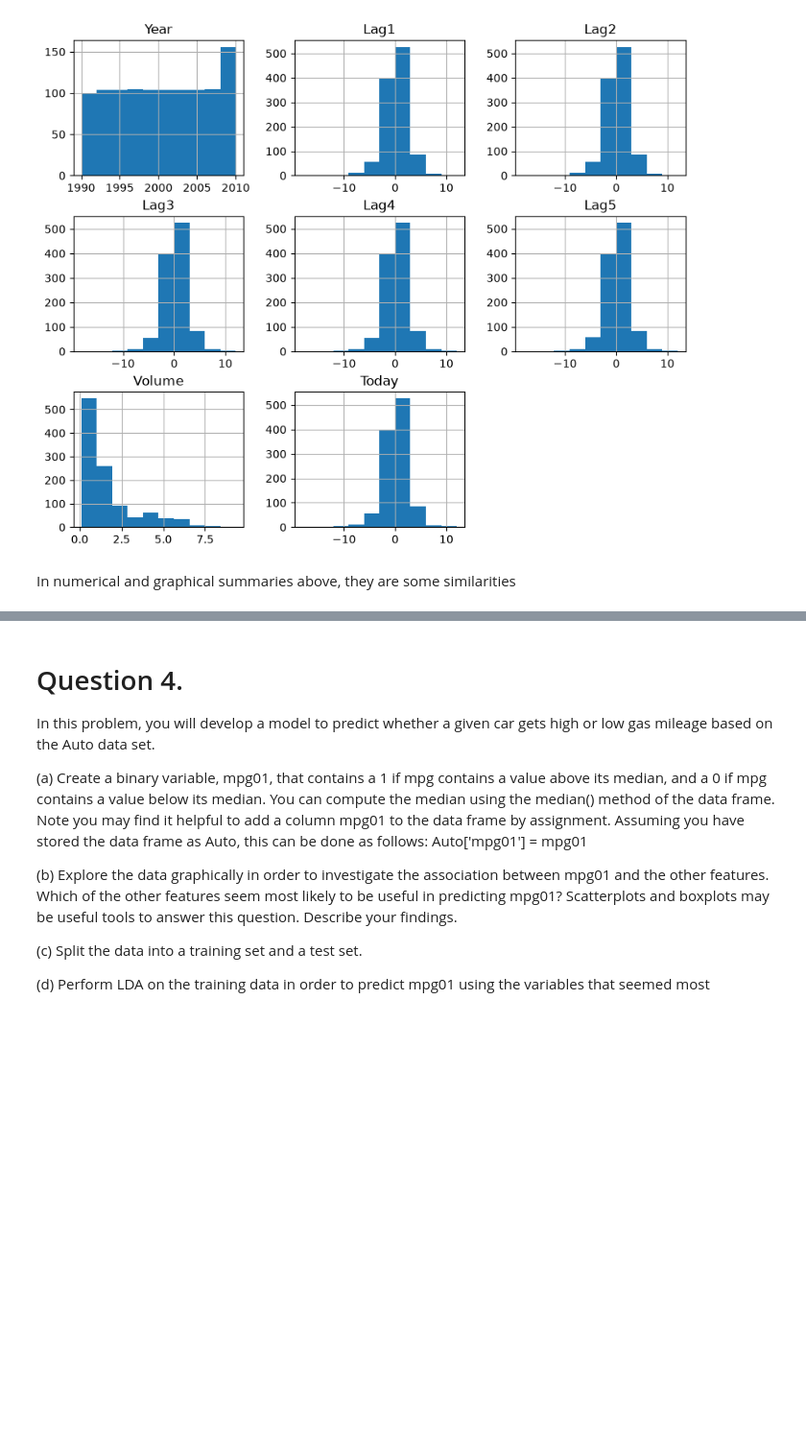
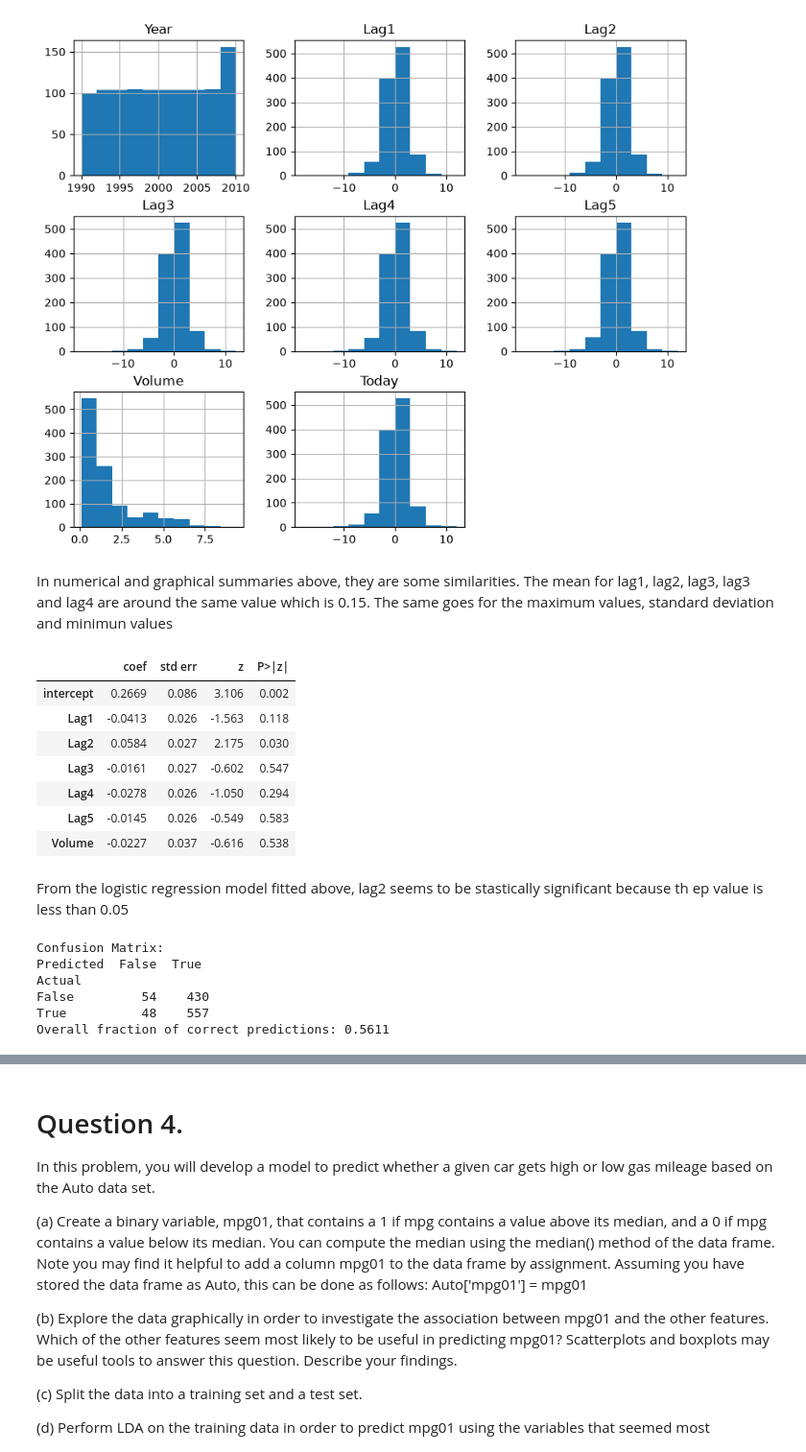
Before and after one commit to Nesu-tech/Methods_In_Data_Science, a Jupyter notebook: HW3.ipynb, the cells around one changed output, grey strips where cells are left out. Shown at 96% size. Drawn from its saved outputs; the diff is of its cells as text; code cells hidden in the pictures; blank space fills up the shorter version.

```diff
--- a/HW3.ipynb
+++ b/HW3.ipynb
@@ -122,6 +122,50 @@ min     -18.195000     0.087465   -18.195000
 max      12.026000     9.328214    12.026000
 [figure]
 # %% [markdown]
-In numerical and graphical summaries above, they are some similarities
+In numerical and graphical summaries above, they are some similarities. The mean for lag1, lag2, lag3, lag3 and lag4 are around the same value which is 0.15. The same goes for the maximum values, standard deviation and minimun values
 # %%
-(b)
+#(b)Use the full data set to perform a logistic regression with
+#Direction as the response and the five lag variables plus Volume
+#as predictors. Use the summary function to print the results. Do
+#any of the predictors appear to be statistically significant? If so,
+#which ones?
+allvars = weekly.columns.drop(['Today', 'Direction', 'Year'])
+design = MS(allvars)
+X = design.fit_transform(weekly)
+y = weekly.Direction
+y = weekly.Direction == 'Up'
+
+glm = sm.GLM(
+    y,
+    X,
+    family=sm.families.Binomial()
+)
+results = glm.fit()
+summarize(results)
+# %% [output]
+|  | coef | std err | z | P>|z| |
+| intercept | 0.2669 | 0.086 | 3.106 | 0.002 |
+| Lag1 | -0.0413 | 0.026 | -1.563 | 0.118 |
+| Lag2 | 0.0584 | 0.027 | 2.175 | 0.030 |
+| Lag3 | -0.0161 | 0.027 | -0.602 | 0.547 |
+| Lag4 | -0.0278 | 0.026 | -1.050 | 0.294 |
+| Lag5 | -0.0145 | 0.026 | -0.549 | 0.583 |
+| Volume | -0.0227 | 0.037 | -0.616 | 0.538 |
+# %% [markdown]
+From the logistic regression model fitted above, lag2 seems to be stastically significant because th ep value is less than 0.05
+# %%
+#(C)Compute the confusion matrix and overall fraction of correct
+#predictions. Explain what the confusion matrix is telling you
+#about the types of mistakes made by logistic regression.
+confusion_matrix = pd.crosstab(y, results.predict() > 0.5, rownames=['Actual'], colnames=['Predicted'])
+print("Confusion Matrix:")
+print(confusion_matrix)
+overall_accuracy = (54+557) / len(weekly)
+print(f"Overall fraction of correct predictions: {overall_accuracy:.4f}")
+# %% [output]
+Confusion Matrix:
+Predicted  False  True
+Actual
+False         54    430
+True          48    557
+Overall fraction of correct predictions: 0.5611
```
Also changed, not shown: parts of 14 cells of this notebook.
